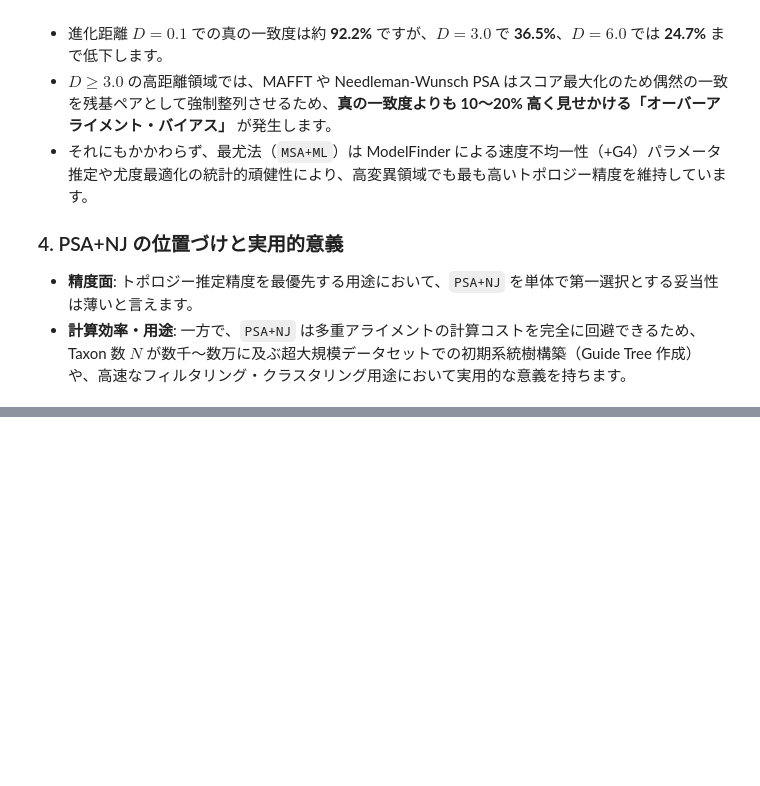
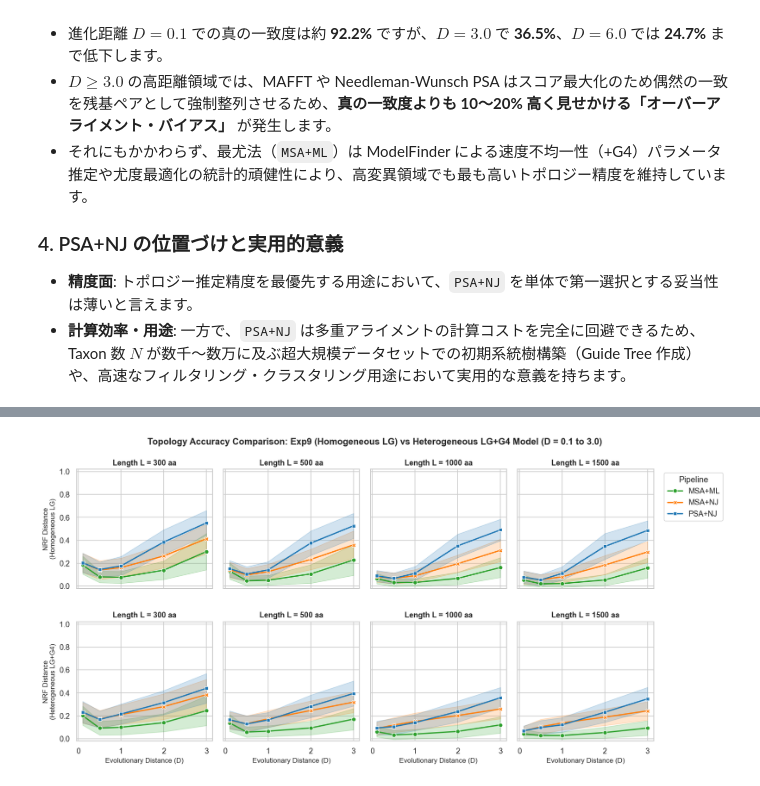
Before and after one commit to citrusml/PhyloTree_Methods_Comparison, a Jupyter notebook: analysis/analysis_backup.ipynb, the cells around one changed output, grey strips where cells are left out. Saved outputs shown, nothing was run; the diff lists cells and outputs as text; code cells hidden in the pictures; blank space fills up the shorter version.

```diff
--- a/analysis/analysis_backup.ipynb
+++ b/analysis/analysis_backup.ipynb
@@ -1082,0 +1151,82 @@ visualize_example("exp8_high_dist", "D5.0_L500")
+# %%
+import matplotlib.pyplot as plt
+import seaborn as sns
+import pandas as pd
+from pathlib import Path
+import os
+
+# スタイル設定
+sns.set_theme(style="whitegrid")
+
+# 1. パスの自動解決
+PROJECT_ROOT = Path(os.path.abspath(".")) if os.path.exists("results") else Path(os.path.abspath(".."))
+RESULTS_DIR = PROJECT_ROOT / "results"
+
+# 2. データの抽出
+# 上段: 実験9 (Homogeneous LG モデル)
+df_exp9 = df_all[df_all['experiment_id'] == 'Exp9_SimpleLG'].copy()
+df_exp9['pipeline'] = df_exp9['pipeline'].str.replace('PWA', 'PSA')
+
+# 下段: 同条件の LG+G4 モデル (L=1500 を含む results_new / results_ver3 から読み込み)
+for cand in [RESULTS_DIR / "results_new" / "benchmark_summary.csv", RESULTS_DIR / "results_ver3" / "benchmark_summary.csv"]:
+    if cand.exists():
+        df_lgg = pd.read_csv(cand)
+        df_lgg['pipeline'] = df_lgg['pipeline'].str.replace('PWA', 'PSA')
+        df_lgg = df_lgg[df_lgg['pipeline'].isin(['PSA+NJ', 'MSA+NJ', 'MSA+ML'])]
+        break
+
+# 3. サブプロットの初期化 (2行 x 4列: L = 300, 500, 1000, 1500)
+lengths = [300, 500, 1000, 1500]
+fig, axes = plt.subplots(2, len(lengths), figsize=(16, 7.0), sharey=True, sharex=True)
+
+for idx, length in enumerate(lengths):
+    # -------------------------------------------------------------
+    # 上段 (Row 0): 実験9 (Homogeneous LG モデル)
+    # -------------------------------------------------------------
+    ax_top = axes[0, idx]
+    sub_top = df_exp9[df_exp9['length'] == length]
+    sns.lineplot(
+        data=sub_top, x='distance', y='nrf_distance', hue='pipeline', style='pipeline',
+        palette=PIPELINE_COLORS, markers=True, dashes=False, ax=ax_top,
+        errorbar='sd', linewidth=1.8  # ★ errorbar を 'sd' に設定
+    )
+    ax_top.set_title(f"Length L = {length} aa", fontweight='bold', fontsize=11)
+    ax_top.set_ylabel("NRF Distance\n(Homogeneous LG)" if idx == 0 else "", fontsize=10)
+    ax_top.set_xlabel("")
+    ax_top.set_ylim(-0.02, 1.02)
+
+    if idx < len(lengths) - 1 and ax_top.get_legend():
+        ax_top.get_legend().remove()
+
+    # -------------------------------------------------------------
+    # 下段 (Row 1): 同条件の標準 LG+G4 モデル (alpha = 1.0)
+    # -------------------------------------------------------------
+    ax_bot = axes[1, idx]
+    sub_bot = df_lgg[df_lgg['length'] == length]
+    sns.lineplot(
+        data=sub_bot, x='distance', y='nrf_distance', hue='pipeline', style='pipeline',
+        palette=PIPELINE_COLORS, markers=True, dashes=False, ax=ax_bot,
+        errorbar='sd', linewidth=1.8  # ★ errorbar を 'sd' に設定
+    )
+    ax_bot.set_title(f"Length L = {length} aa", fontweight='bold', fontsize=11)
+    ax_bot.set_ylabel("NRF Distance\n(Heterogeneous LG+G4)" if idx == 0 else "", fontsize=10)
+    ax_bot.set_xlabel("Evolutionary Distance (D)", fontsize=10)
+    ax_bot.set_ylim(-0.02, 1.02)
+
+    if idx < len(lengths) - 1 and ax_bot.get_legend():
+        ax_bot.get_legend().remove()
+
+# 4. 凡例 (Legend) を右上に外出し配置
+if axes[0, -1].get_legend():
+    axes[0, -1].legend(bbox_to_anchor=(1.05, 1.0), loc='upper left', frameon=True, title="Pipeline")
+if axes[1, -1].get_legend():
+    axes[1, -1].get_legend().remove()
+
+# 5. 余白・タイトルの微調整
+plt.subplots_adjust(wspace=0.08, hspace=0.28, top=0.88, right=0.85, bottom=0.10)
+plt.suptitle("Topology Accuracy Comparison: Exp9 (Homogeneous LG) vs Heterogeneous LG+G4 Model (D = 0.1 to 3.0)",
+             fontweight='bold', fontsize=13, y=0.97)
+
+plt.show()
+# %% [output]
+[figure, added]
```
Also changed, not shown: parts of 7 cells of this notebook.
